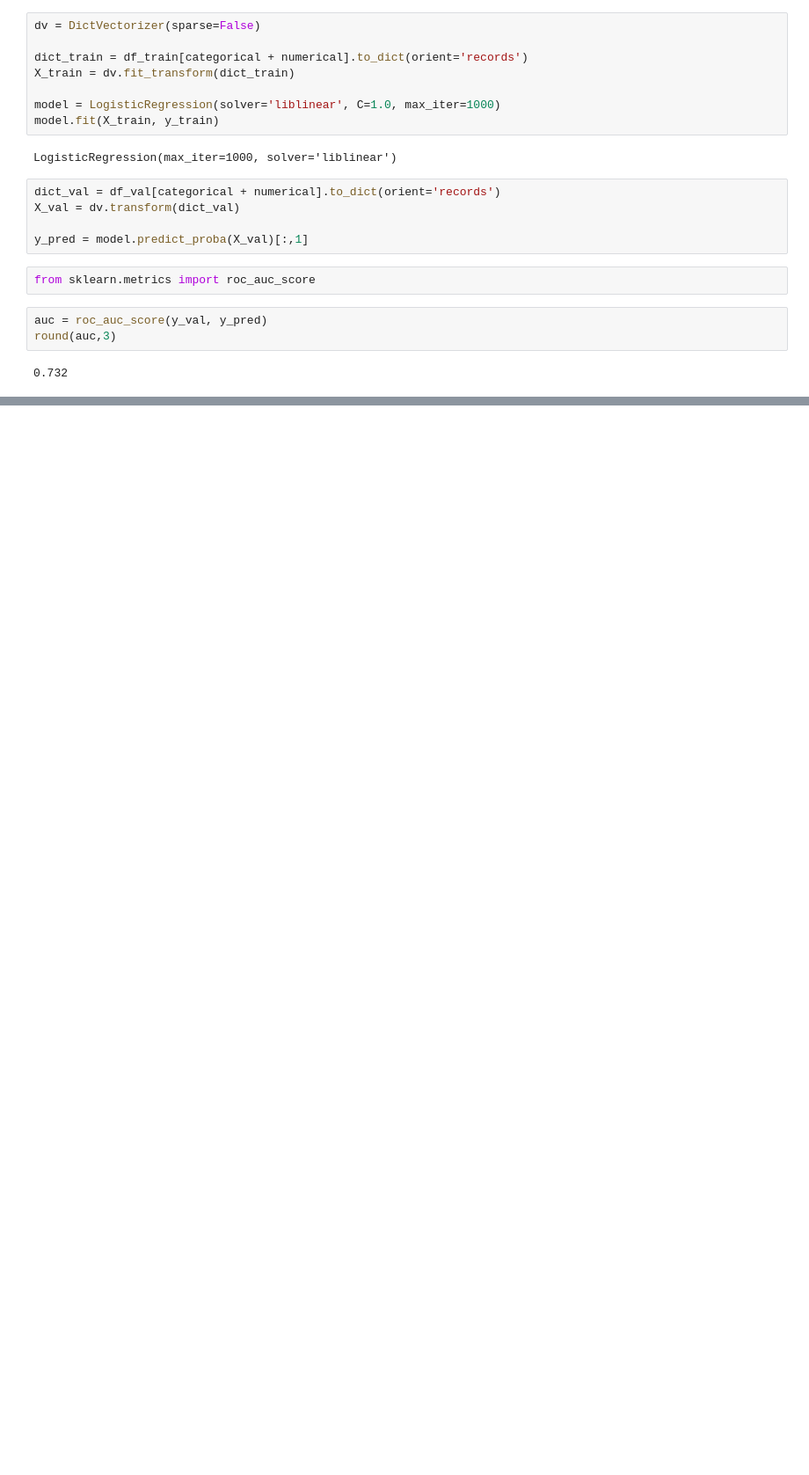
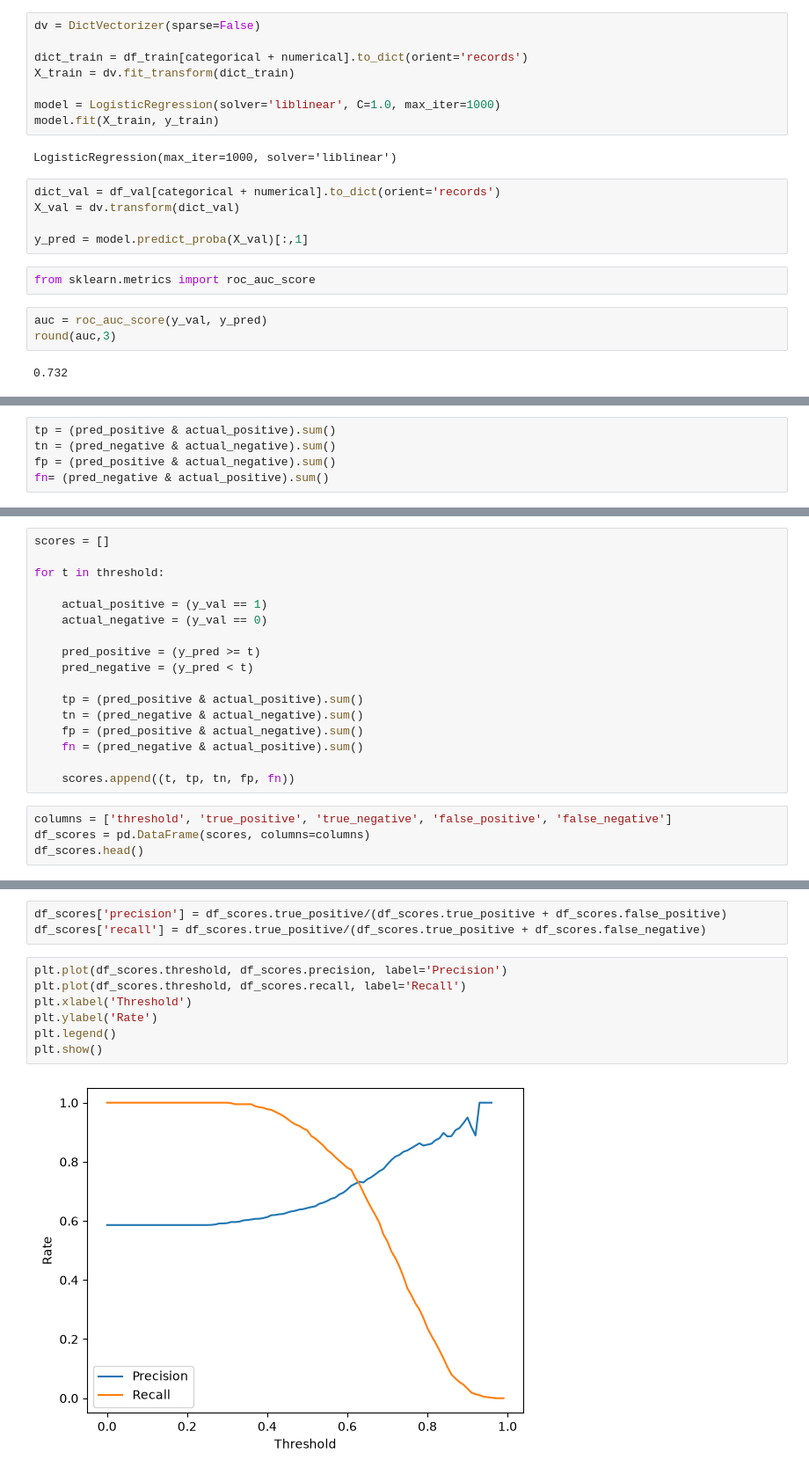
Before and after one commit to Gachaupatrick/ml_zoomcamp, a Jupyter notebook: 2026/homework_wk4.ipynb, the cells around one changed output, grey strips where cells are left out. Shown at 88% size. Cells and saved outputs as stored; diff of their text form; blank space fills up the shorter version.

Commit message:
precision and recall

```diff
--- a/2026/homework_wk4.ipynb
+++ b/2026/homework_wk4.ipynb
@@ -156,0 +213,5 @@ round(auc,3)
+# %%
+tp = (pred_positive & actual_positive).sum()
+tn = (pred_negative & actual_negative).sum()
+fp = (pred_positive & actual_negative).sum()
+fn= (pred_negative & actual_positive).sum()
@@ -156,0 +229,21 @@ round(auc,3)
+# %%
+scores = []
+
+for t in threshold:
+
+    actual_positive = (y_val == 1)
+    actual_negative = (y_val == 0)
+
+    pred_positive = (y_pred >= t)
+    pred_negative = (y_pred < t)
+
+    tp = (pred_positive & actual_positive).sum()
+    tn = (pred_negative & actual_negative).sum()
+    fp = (pred_positive & actual_negative).sum()
+    fn = (pred_negative & actual_positive).sum()
+
+    scores.append((t, tp, tn, fp, fn))
+# %%
+columns = ['threshold', 'true_positive', 'true_negative', 'false_positive', 'false_negative']
+df_scores = pd.DataFrame(scores, columns=columns)
+df_scores.head()
@@ -156,0 +257,12 @@ round(auc,3)
+# %%
+df_scores['precision'] = df_scores.true_positive/(df_scores.true_positive + df_scores.false_positive)
+df_scores['recall'] = df_scores.true_positive/(df_scores.true_positive + df_scores.false_negative)
+# %%
+plt.plot(df_scores.threshold, df_scores.precision, label='Precision')
+plt.plot(df_scores.threshold, df_scores.recall, label='Recall')
+plt.xlabel('Threshold')
+plt.ylabel('Rate')
+plt.legend()
+plt.show()
+# %% [output]
+[figure, added]
```
Also changed, not shown: parts of 28 cells of this notebook.
